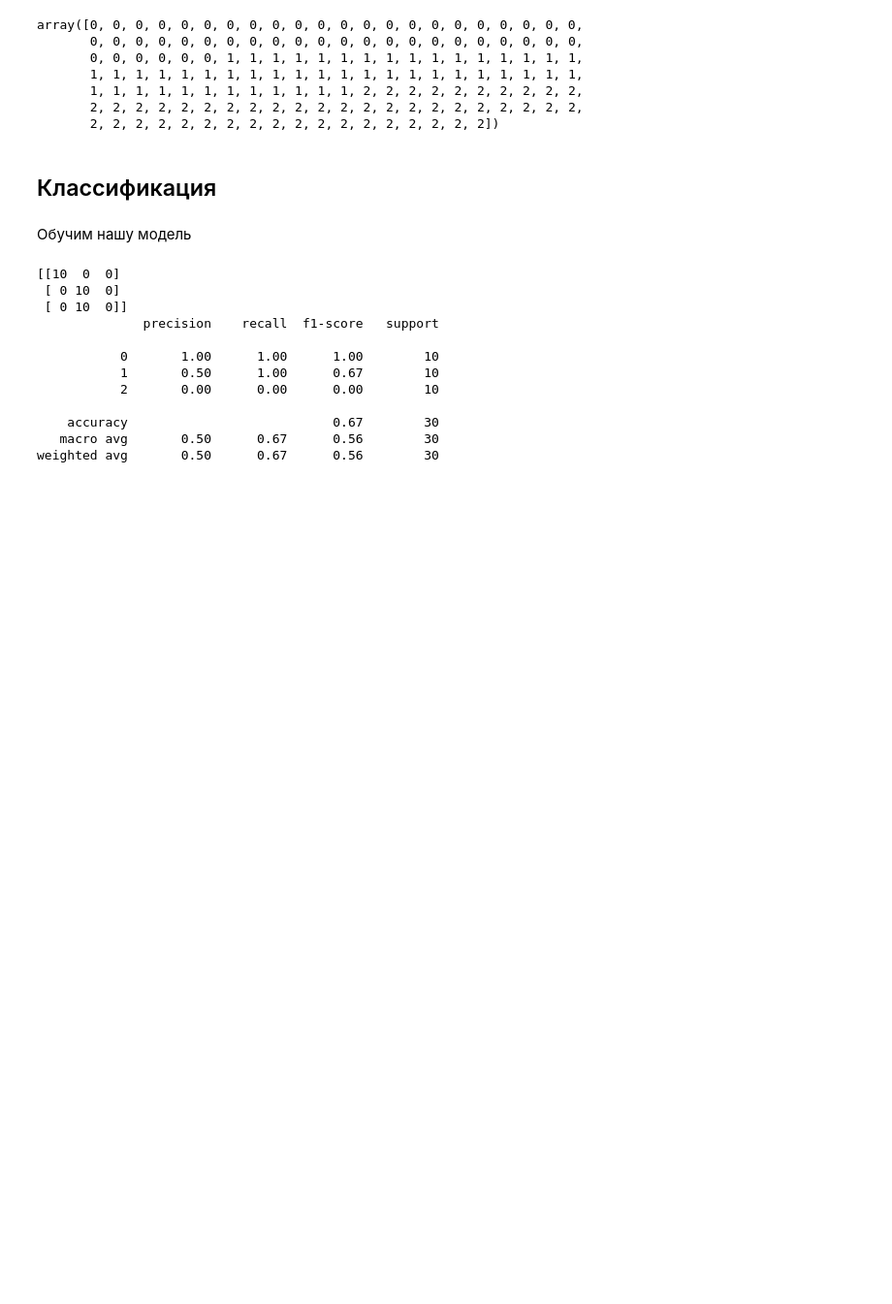
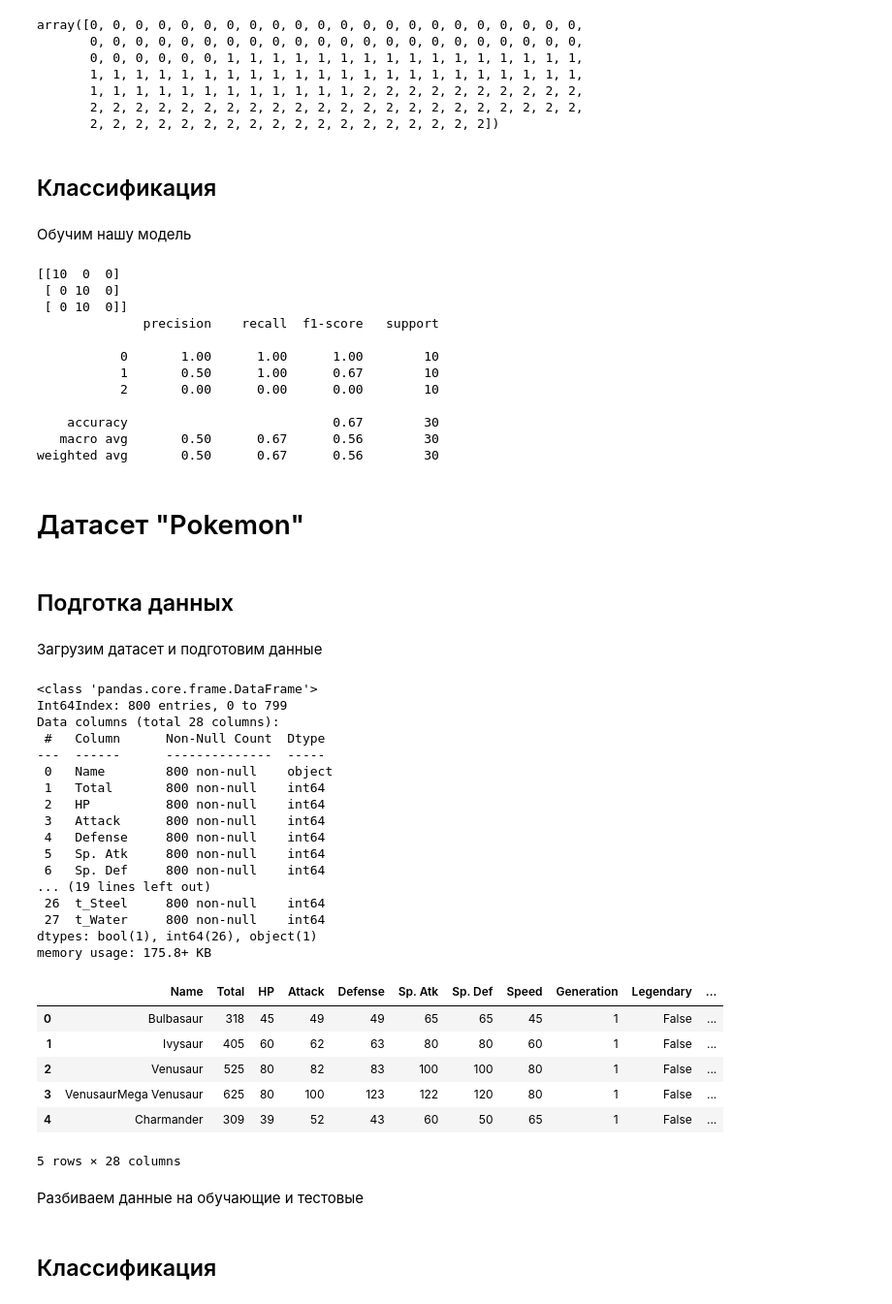
Before and after one commit to Powerfall/machine_learning, a Jupyter notebook: notebooks/5_neural_network.ipynb, the cells around one changed output. Shown at 97% size. Saved outputs shown, nothing was run; the diff lists cells and outputs as text; code cells hidden in the pictures; blank space fills up the shorter version.

```diff
--- a/notebooks/5_neural_network.ipynb
+++ b/notebooks/5_neural_network.ipynb
@@ -187,3 +187,38 @@ print(classification_report(y_test, y_pred))
     accuracy                           0.67        30
    macro avg       0.50      0.67      0.56        30
 weighted avg       0.50      0.67      0.56        30
+# %% [markdown]
+# Датасет "Pokemon"
+# %% [markdown]
+## Подготка данных
+# %% [markdown]
+Загрузим датасет и подготовим данные
+# %%
+pokemon = pd.read_csv("../data/Pokemon_preprocessed.csv", index_col=0)
+pokemon.info()
+pokemon.head()
+# %% [output]
+<class 'pandas.core.frame.DataFrame'>
+Int64Index: 800 entries, 0 to 799
+Data columns (total 28 columns):
+ #   Column      Non-Null Count  Dtype
+---  ------      --------------  -----
+ 0   Name        800 non-null    object
+ 1   Total       800 non-null    int64
+ 2   HP          800 non-null    int64
+ 3   Attack      800 non-null    int64
+ 4   Defense     800 non-null    int64
+ 5   Sp. Atk     800 non-null    int64
+ 6   Sp. Def     800 non-null    int64
+... (19 lines left out)
+ 26  t_Steel     800 non-null    int64
+ 27  t_Water     800 non-null    int64
+dtypes: bool(1), int64(26), object(1)
+memory usage: 175.8+ KB
+|  | Name | Total | HP | Attack | Defense | Sp. Atk | Sp. Def | Speed | Generation | Legendary | ... |
+| 0 | Bulbasaur | 318 | 45 | 49 | 49 | 65 | 65 | 45 | 1 | False | ... |
+| 1 | Ivysaur | 405 | 60 | 62 | 63 | 80 | 80 | 60 | 1 | False | ... |
+| 2 | Venusaur | 525 | 80 | 82 | 83 | 100 | 100 | 80 | 1 | False | ... |
+| 3 | VenusaurMega Venusaur | 625 | 80 | 100 | 123 | 122 | 120 | 80 | 1 | False | ... |
+| 4 | Charmander | 309 | 39 | 52 | 43 | 60 | 50 | 65 | 1 | False | ... |
+5 rows × 28 columns
@@ -189,0 +228,2 @@ weighted avg       0.50      0.67      0.56        30
+# %% [markdown]
+Разбиваем данные на обучающие и тестовые
@@ -189,0 +236,2 @@ weighted avg       0.50      0.67      0.56        30
+# %% [markdown]
+## Классификация
```
Also changed, not shown: parts of 8 cells of this notebook.
